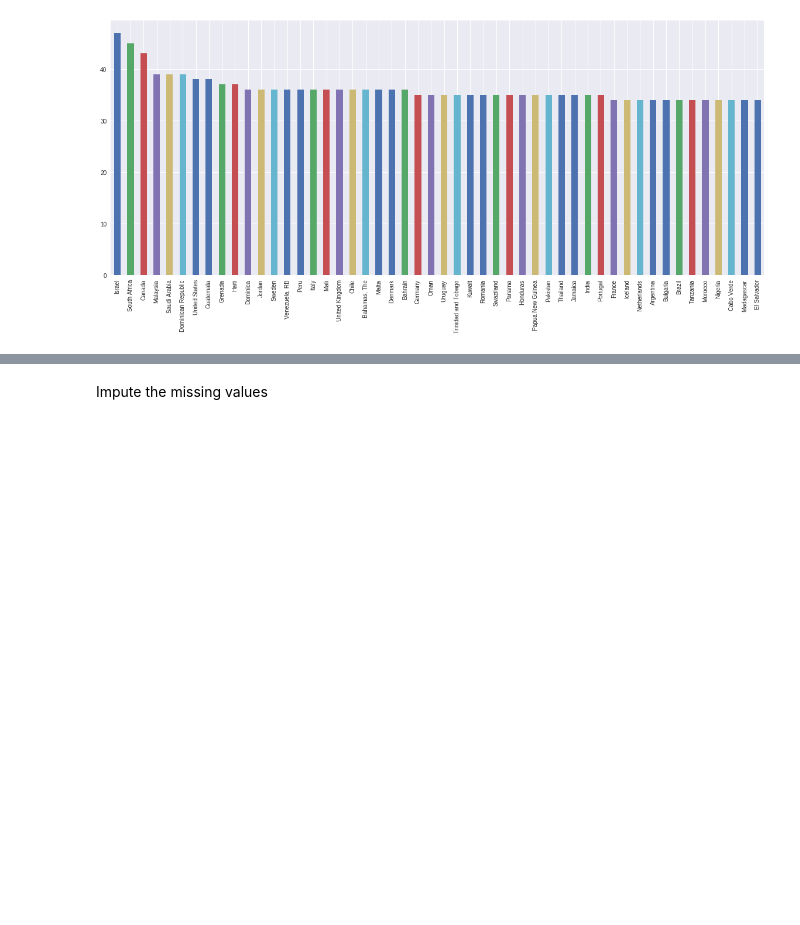
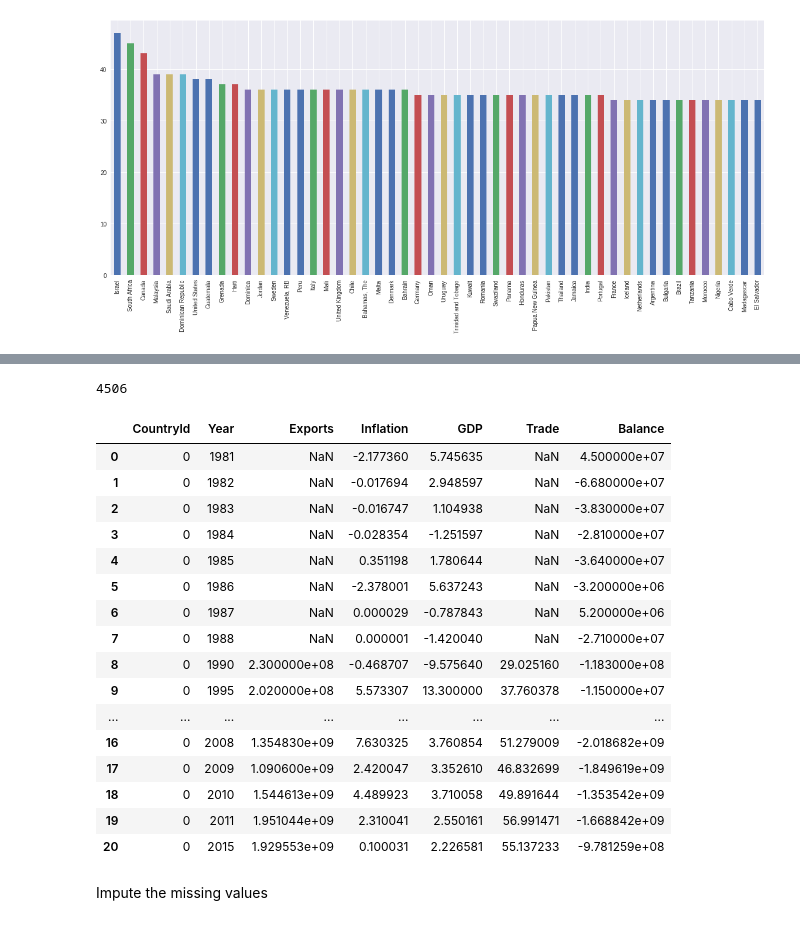
Before and after one commit to lokeshkumarn/Notebooks, a Jupyter notebook: MachineHack_MLDS.ipynb, the cells around one changed output, grey strips where cells are left out. Saved outputs shown, nothing was run; the diff lists cells and outputs as text; code cells hidden in the pictures; blank space fills up the shorter version.

```diff
--- a/MachineHack_MLDS.ipynb
+++ b/MachineHack_MLDS.ipynb
@@ -45,3 +91,33 @@ df_train['Country Name'].value_counts()[:50].plot(kind='bar',figsize=(20,8))
+# %%
+len(country_name_encoder.transform(df_train['Country Name']))
+# %% [output]
+4506
+# %%
+df_train['CountryId'] = country_name_encoder.transform(df_train['Country Name'])
+# %%
+df_train = df_train[['CountryId','Year','Exports','Inflation','GDP','Trade','Balance']]
+# %%
+df_train = df_train.sort_values(by=['CountryId','Year']).reset_index(drop=True)
+# %%
+df_train[df_train['CountryId']==0]
+# %% [output]
+|  | CountryId | Year | Exports | Inflation | GDP | Trade | Balance |
+| 0 | 0 | 1981 | NaN | -2.177360 | 5.745635 | NaN | 4.500000e+07 |
+| 1 | 0 | 1982 | NaN | -0.017694 | 2.948597 | NaN | -6.680000e+07 |
+| 2 | 0 | 1983 | NaN | -0.016747 | 1.104938 | NaN | -3.830000e+07 |
+| 3 | 0 | 1984 | NaN | -0.028354 | -1.251597 | NaN | -2.810000e+07 |
+| 4 | 0 | 1985 | NaN | 0.351198 | 1.780644 | NaN | -3.640000e+07 |
+| 5 | 0 | 1986 | NaN | -2.378001 | 5.637243 | NaN | -3.200000e+06 |
+| 6 | 0 | 1987 | NaN | 0.000029 | -0.787843 | NaN | 5.200000e+06 |
+| 7 | 0 | 1988 | NaN | 0.000001 | -1.420040 | NaN | -2.710000e+07 |
+| 8 | 0 | 1990 | 2.300000e+08 | -0.468707 | -9.575640 | 29.025160 | -1.183000e+08 |
+| 9 | 0 | 1995 | 2.020000e+08 | 5.573307 | 13.300000 | 37.760378 | -1.150000e+07 |
+| ... | ... | ... | ... | ... | ... | ... | ... |
+| 16 | 0 | 2008 | 1.354830e+09 | 7.630325 | 3.760854 | 51.279009 | -2.018682e+09 |
+| 17 | 0 | 2009 | 1.090600e+09 | 2.420047 | 3.352610 | 46.832699 | -1.849619e+09 |
+| 18 | 0 | 2010 | 1.544613e+09 | 4.489923 | 3.710058 | 49.891644 | -1.353542e+09 |
+| 19 | 0 | 2011 | 1.951044e+09 | 2.310041 | 2.550161 | 56.991471 | -1.668842e+09 |
+| 20 | 0 | 2015 | 1.929553e+09 | 0.100031 | 2.226581 | 55.137233 | -9.781259e+08 |
 # %% [markdown]
 Impute the missing values
 # %%
```
Also changed, not shown: parts of 8 cells of this notebook.
